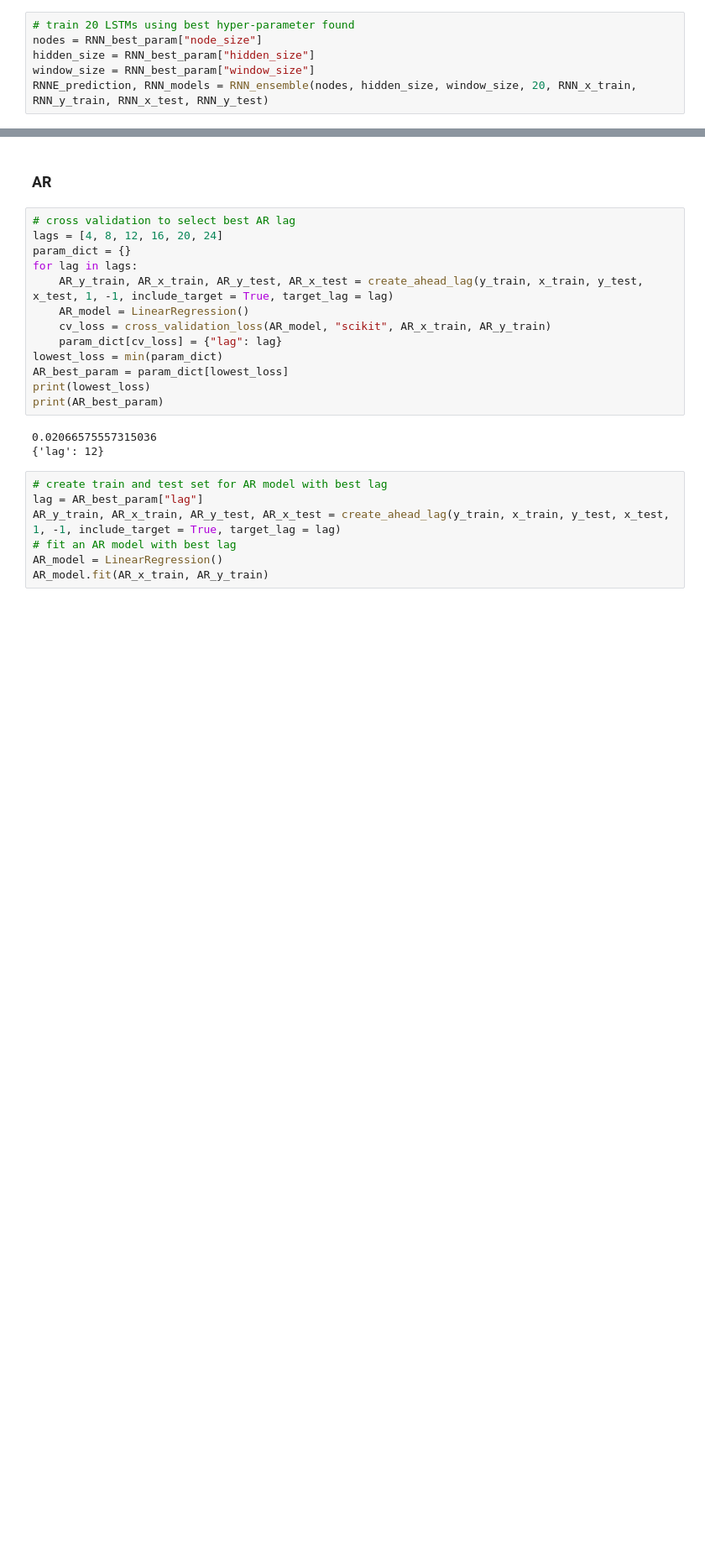
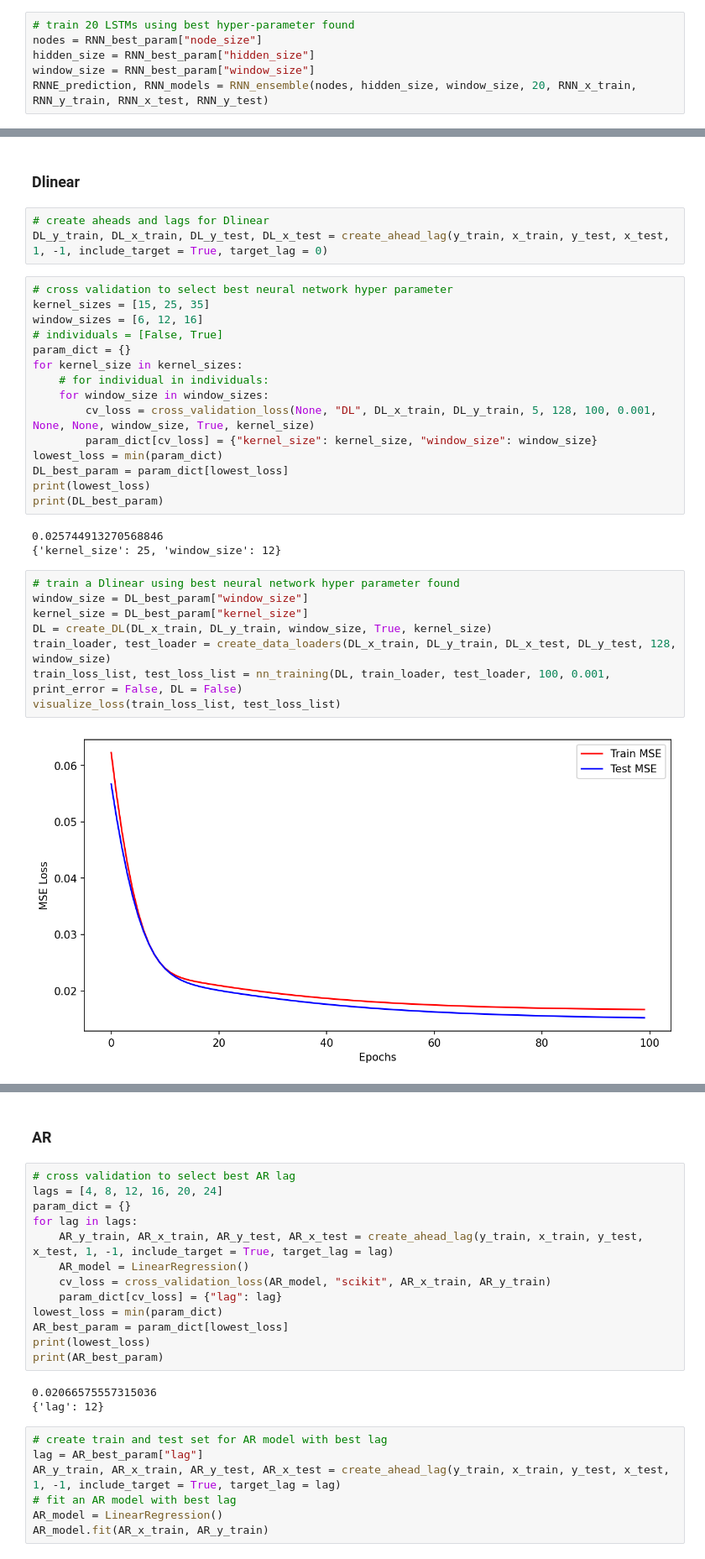
Before and after one commit to martinyuhaohuo/d200_project, a Jupyter notebook: scripts/EDA.ipynb, the cells around one changed output, grey strips where cells are left out. Shown at 84% size. Cells and saved outputs as stored; diff of their text form; blank space fills up the shorter version.

```diff
--- a/scripts/EDA.ipynb
+++ b/scripts/EDA.ipynb
@@ -225,0 +234,33 @@ Test MSE:0.021152791525779348, Test RMSE:0.14543999286915324
+# %% [markdown]
+### Dlinear
+# %%
+# create aheads and lags for Dlinear
+DL_y_train, DL_x_train, DL_y_test, DL_x_test = create_ahead_lag(y_train, x_train, y_test, x_test, 1, -1, include_target = True, target_lag = 0)
+# %%
+# cross validation to select best neural network hyper parameter
+kernel_sizes = [15, 25, 35]
+window_sizes = [6, 12, 16]
+# individuals = [False, True]
+param_dict = {}
+for kernel_size in kernel_sizes:
+    # for individual in individuals:
+    for window_size in window_sizes:
+        cv_loss = cross_validation_loss(None, "DL", DL_x_train, DL_y_train, 5, 128, 100, 0.001, None, None, window_size, True, kernel_size)
+        param_dict[cv_loss] = {"kernel_size": kernel_size, "window_size": window_size}
+lowest_loss = min(param_dict)
+DL_best_param = param_dict[lowest_loss]
+print(lowest_loss)
+print(DL_best_param)
+# %% [output]
+0.025744913270568846
+{'kernel_size': 25, 'window_size': 12}
+# %%
+# train a Dlinear using best neural network hyper parameter found
+window_size = DL_best_param["window_size"]
+kernel_size = DL_best_param["kernel_size"]
+DL = create_DL(DL_x_train, DL_y_train, window_size, True, kernel_size)
+train_loader, test_loader = create_data_loaders(DL_x_train, DL_y_train, DL_x_test, DL_y_test, 128, window_size)
+train_loss_list, test_loss_list = nn_training(DL, train_loader, test_loader, 100, 0.001, print_error = False, DL = False)
+visualize_loss(train_loss_list, test_loss_list)
+# %% [output]
+[figure, added]
```
Also changed, not shown: parts of 42 cells of this notebook, 2 other files.
